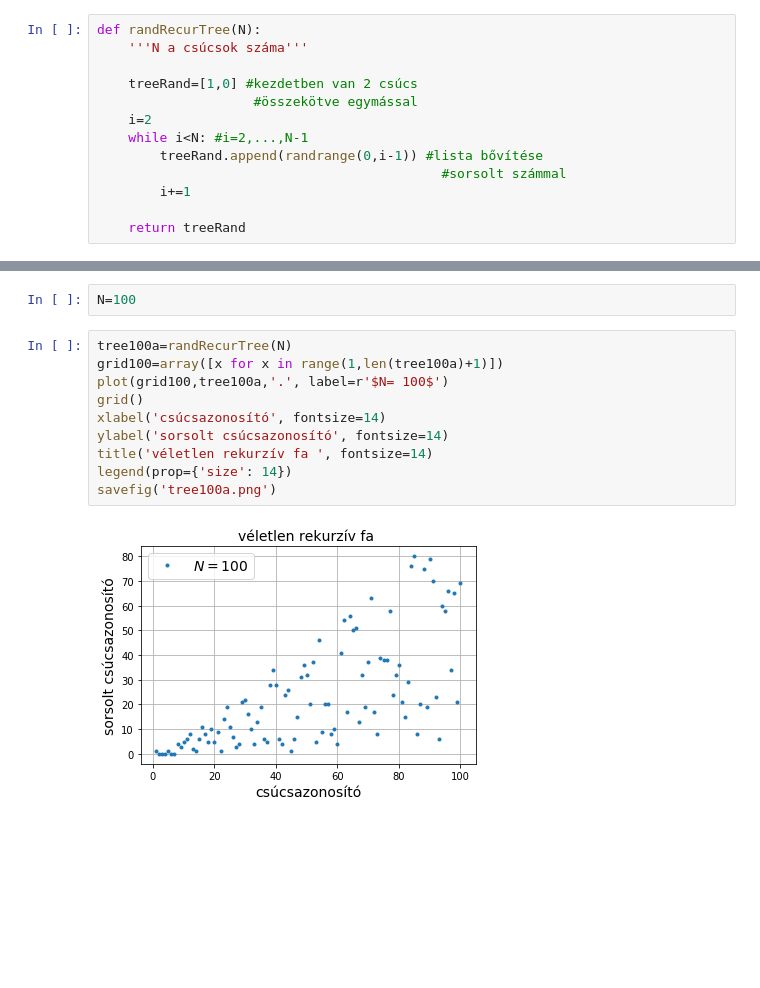
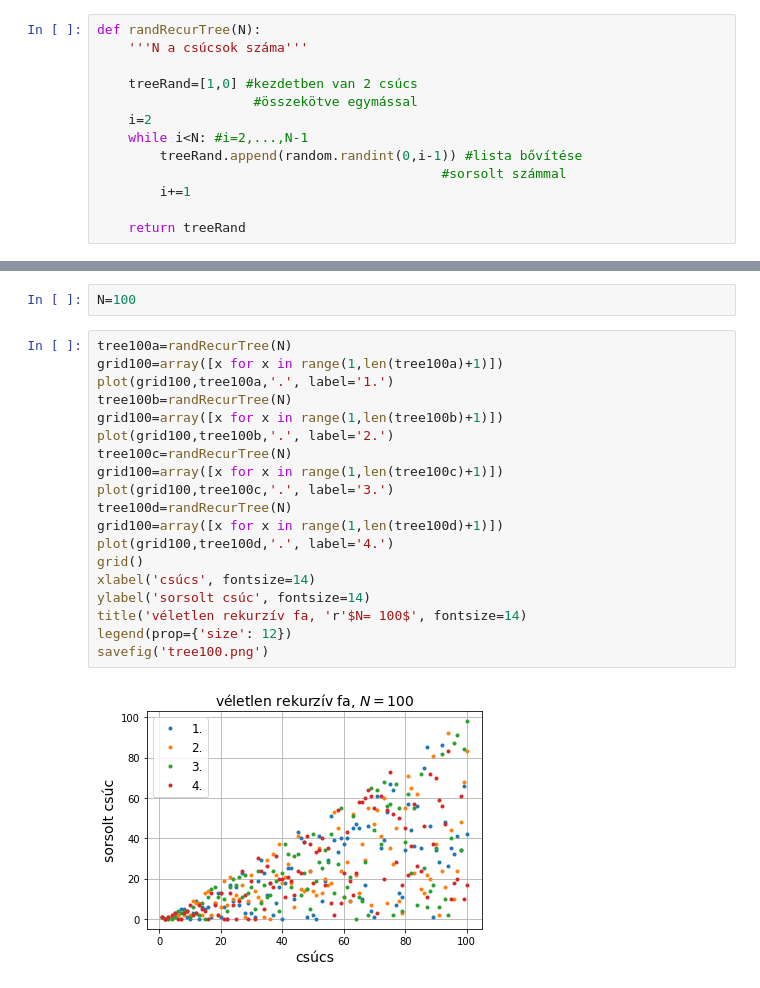
Before and after one commit to FulgurisR/StochProc, a Jupyter notebook: Fa.ipynb, the cells around one changed output, grey strips where cells are left out. Saved outputs shown, nothing was run; the diff lists cells and outputs as text; blank space fills up the shorter version.

```diff
--- a/Fa.ipynb
+++ b/Fa.ipynb
@@ -11,7 +11,7 @@ def randRecurTree(N):
                     #összekötve egymással
     i=2
     while i<N: #i=2,...,N-1
-        treeRand.append(randrange(0,i-1)) #lista bővítése
+        treeRand.append(random.randint(0,i-1)) #lista bővítése
                                             #sorsolt számmal
         i+=1
 
@@ -41,12 +52,21 @@ N=100
 # %%
 tree100a=randRecurTree(N)
 grid100=array([x for x in range(1,len(tree100a)+1)])
-plot(grid100,tree100a,'.', label=r'$N= 100$')
+plot(grid100,tree100a,'.', label='1.')
+tree100b=randRecurTree(N)
+grid100=array([x for x in range(1,len(tree100b)+1)])
+plot(grid100,tree100b,'.', label='2.')
+tree100c=randRecurTree(N)
+grid100=array([x for x in range(1,len(tree100c)+1)])
+plot(grid100,tree100c,'.', label='3.')
+tree100d=randRecurTree(N)
+grid100=array([x for x in range(1,len(tree100d)+1)])
+plot(grid100,tree100d,'.', label='4.')
 grid()
-xlabel('csúcsazonosító', fontsize=14)
-ylabel('sorsolt csúcsazonosító', fontsize=14)
-title('véletlen rekurzív fa ', fontsize=14)
-legend(prop={'size': 14})
-savefig('tree100a.png')
+xlabel('csúcs', fontsize=14)
+ylabel('sorsolt csúc', fontsize=14)
+title('véletlen rekurzív fa, 'r'$N= 100$', fontsize=14)
+legend(prop={'size': 12})
+savefig('tree100.png')
 # %% [output]
-[figure, old version]
+[figure, new version]
```
Also changed, not shown: parts of 14 cells of this notebook.
